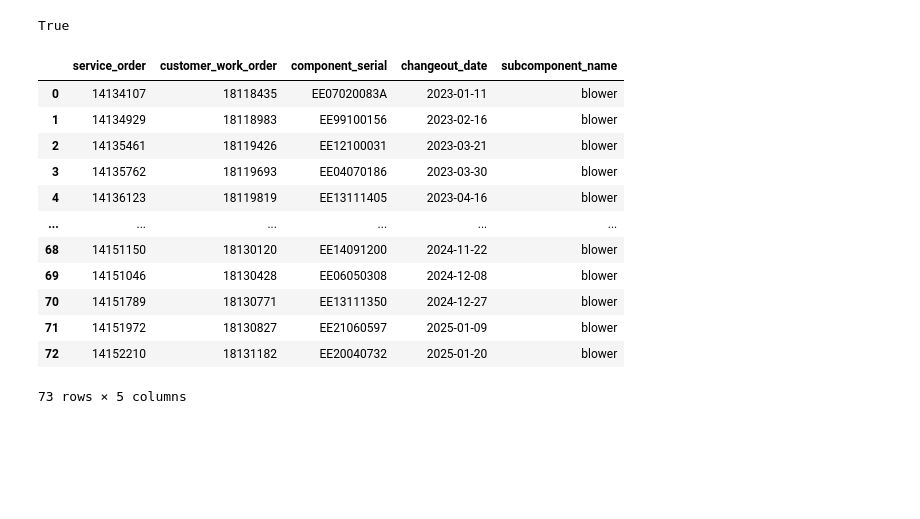
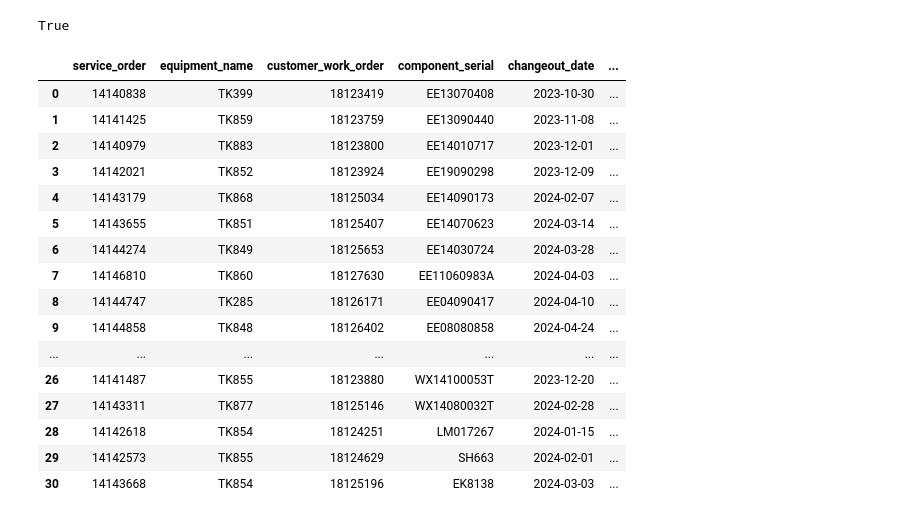
Before and after one commit to cecilvega/kverse, a Jupyter notebook: kdags/assets/reparation/reso/harvest_reso.ipynb, the cells around one changed output. Saved outputs shown, nothing was run; the diff lists cells and outputs as text; code cells hidden in the pictures; blank space fills up the shorter version.

```diff
--- a/kdags/assets/reparation/reso/harvest_reso.ipynb
+++ b/kdags/assets/reparation/reso/harvest_reso.ipynb
@@ -38,23 +35,27 @@ login_to_reso(driver, wait)
 True
 # %%
 service_order_df = pd.read_excel(
-    r"C:\Users\andmn\PycharmProjects\kbooks\banco_parrillas_blower.xlsx"
+    r"C:\Users\andmn\PycharmProjects\kbooks\para_descargar.xlsx"
 )
 service_order_df
 # %% [output]
-|  | service_order | customer_work_order | component_serial | changeout_date | subcomponent_name |
-| 0 | 14134107 | 18118435 | EE07020083A | 2023-01-11 | blower |
-| 1 | 14134929 | 18118983 | EE99100156 | 2023-02-16 | blower |
-| 2 | 14135461 | 18119426 | EE12100031 | 2023-03-21 | blower |
-| 3 | 14135762 | 18119693 | EE04070186 | 2023-03-30 | blower |
-| 4 | 14136123 | 18119819 | EE13111405 | 2023-04-16 | blower |
-| ... | ... | ... | ... | ... | ... |
-| 68 | 14151150 | 18130120 | EE14091200 | 2024-11-22 | blower |
-| 69 | 14151046 | 18130428 | EE06050308 | 2024-12-08 | blower |
-| 70 | 14151789 | 18130771 | EE13111350 | 2024-12-27 | blower |
-| 71 | 14151972 | 18130827 | EE21060597 | 2025-01-09 | blower |
-| 72 | 14152210 | 18131182 | EE20040732 | 2025-01-20 | blower |
+|  | service_order | equipment_name | customer_work_order | component_serial | changeout_date | ... |
+| 0 | 14140838 | TK399 | 18123419 | EE13070408 | 2023-10-30 | ... |
+| 1 | 14141425 | TK859 | 18123759 | EE13090440 | 2023-11-08 | ... |
+| 2 | 14140979 | TK883 | 18123800 | EE14010717 | 2023-12-01 | ... |
+| 3 | 14142021 | TK852 | 18123924 | EE19090298 | 2023-12-09 | ... |
+| 4 | 14143179 | TK868 | 18125034 | EE14090173 | 2024-02-07 | ... |
+| 5 | 14143655 | TK851 | 18125407 | EE14070623 | 2024-03-14 | ... |
+| 6 | 14144274 | TK849 | 18125653 | EE14030724 | 2024-03-28 | ... |
+| 7 | 14146810 | TK860 | 18127630 | EE11060983A | 2024-04-03 | ... |
+| 8 | 14144747 | TK285 | 18126171 | EE04090417 | 2024-04-10 | ... |
+| 9 | 14144858 | TK848 | 18126402 | EE08080858 | 2024-04-24 | ... |
+| ... | ... | ... | ... | ... | ... | ... |
+| 26 | 14141487 | TK855 | 18123880 | WX14100053T | 2023-12-20 | ... |
+| 27 | 14143311 | TK877 | 18125146 | WX14080032T | 2024-02-28 | ... |
+| 28 | 14142618 | TK854 | 18124251 | LM017267 | 2024-01-15 | ... |
+| 29 | 14142573 | TK855 | 18124629 | SH663 | 2024-02-01 | ... |
+| 30 | 14143668 | TK854 | 18125196 | EK8138 | 2024-03-03 | ... |
-73 rows × 5 columns
 # %%
 # Ensure the 'processed' column exists (default False)
 if "processed" not in service_order_df.columns:
```
Also changed, not shown: parts of 5 cells of this notebook, 11 other files.
